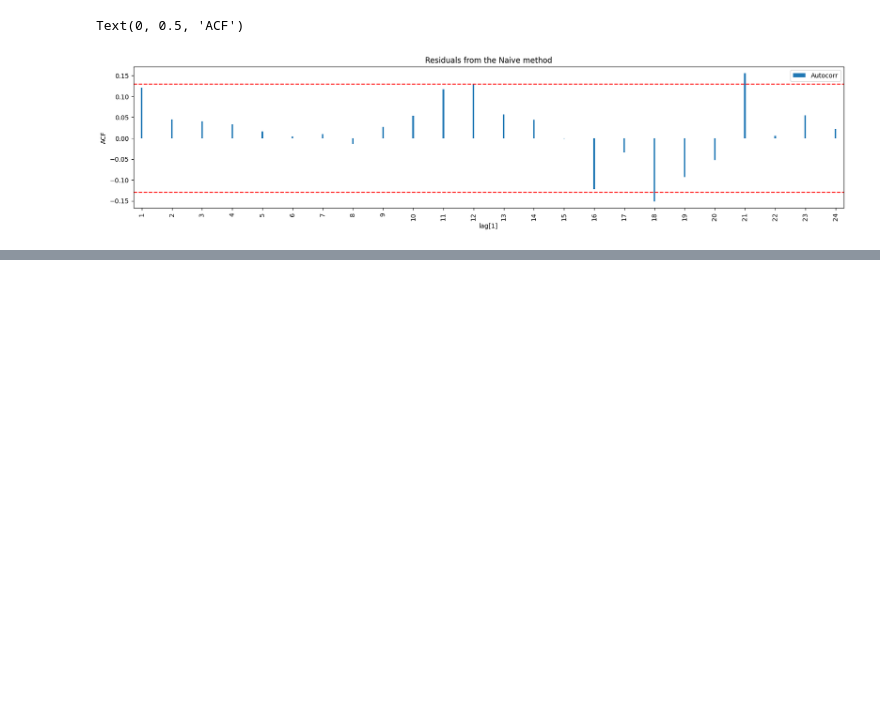
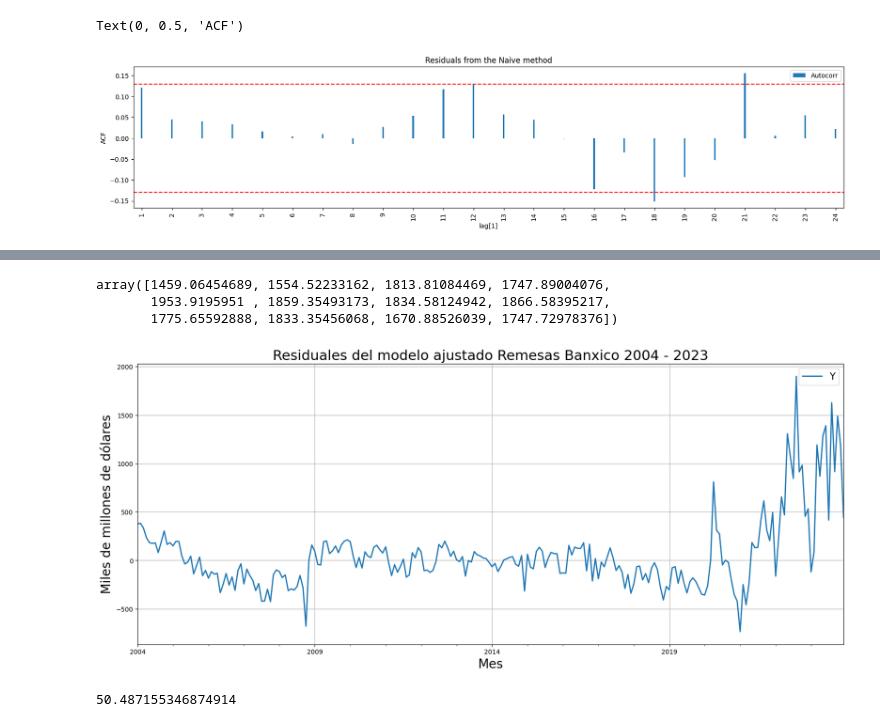
Before and after one commit to daniel-nuno/time_series_O2024_MAF3074N, a Jupyter notebook: regresion_lineal.ipynb, the cells around one changed output, grey strips where cells are left out. Cells and saved outputs as stored; diff of their text form; code cells hidden in the pictures; blank space fills up the shorter version.

```diff
--- a/regresion_lineal.ipynb
+++ b/regresion_lineal.ipynb
@@ -402,0 +491,4 @@ Text(0, 0.5, 'ACF')
+# %%
+predict = LinearRegression().fit(data_copy.drop(columns=['Y']),
+                                data_copy['Y']).predict(data_copy.drop(
+                                            columns=['Y']))
@@ -402,0 +499,28 @@ Text(0, 0.5, 'ACF')
+# %%
+lambda_val = sp.stats.boxcox(data['Y'])[1]
+# %%
+inverted_predictions = inv_boxcox(predict, lambda_val)
+# %%
+inverted_predictions[:12]
+# %% [output]
+array([1459.06454689, 1554.52233162, 1813.81084469, 1747.89004076,
+       1953.9195951 , 1859.35493173, 1834.58124942, 1866.58395217,
+       1775.65592888, 1833.35456068, 1670.88526039, 1747.72978376])
+# %%
+errors = inverted_predictions - data['Y']
+# %%
+fig, ax = plt.subplots(1, 1, figsize = (20, 8))
+errors.plot(ax=ax, linewidth=2)
+
+# Specify graph features:
+ax.set_title('Residuales del modelo ajustado Remesas Banxico 2004 - 2023', fontsize=22)
+ax.set_ylabel('Miles de millones de dólares', fontsize=20)
+ax.set_xlabel('Mes', fontsize=20)
+ax.legend(prop={'size': 15})
+ax.grid()
+# %% [output]
+[figure, added]
+# %%
+errors.mean()
+# %% [output]
+50.487155346874914
```
Also changed, not shown: parts of 87 cells of this notebook.
